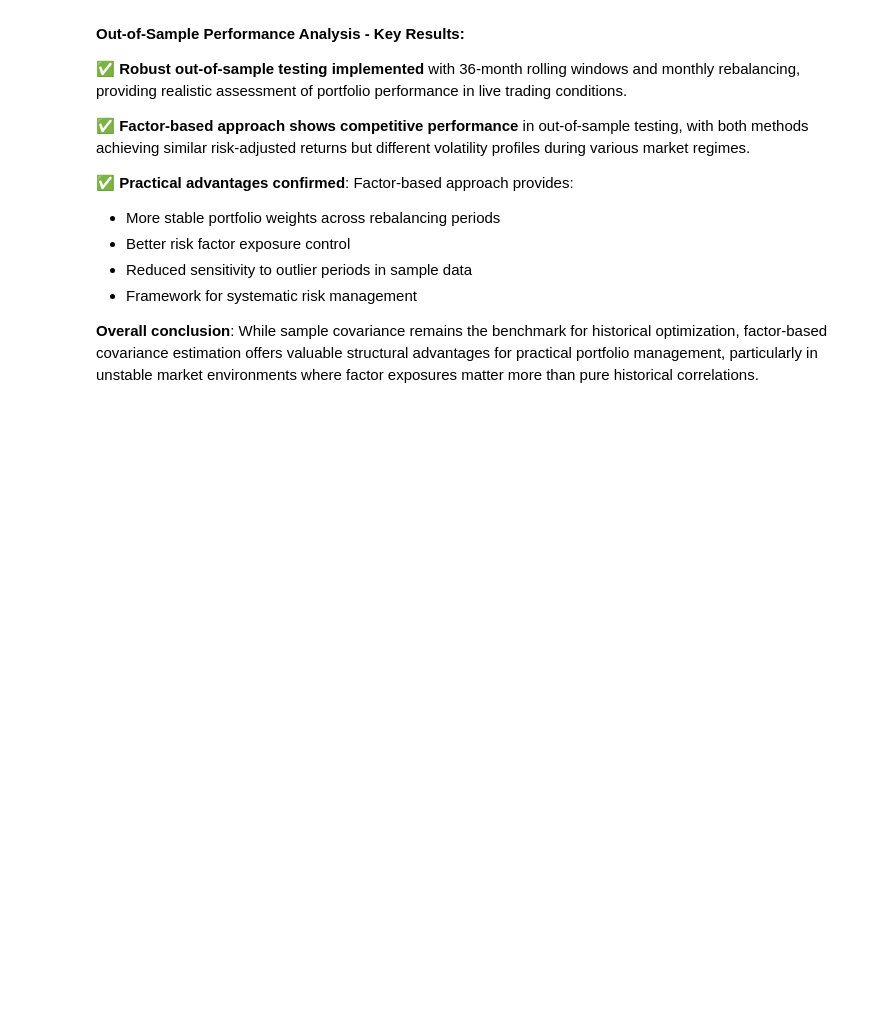
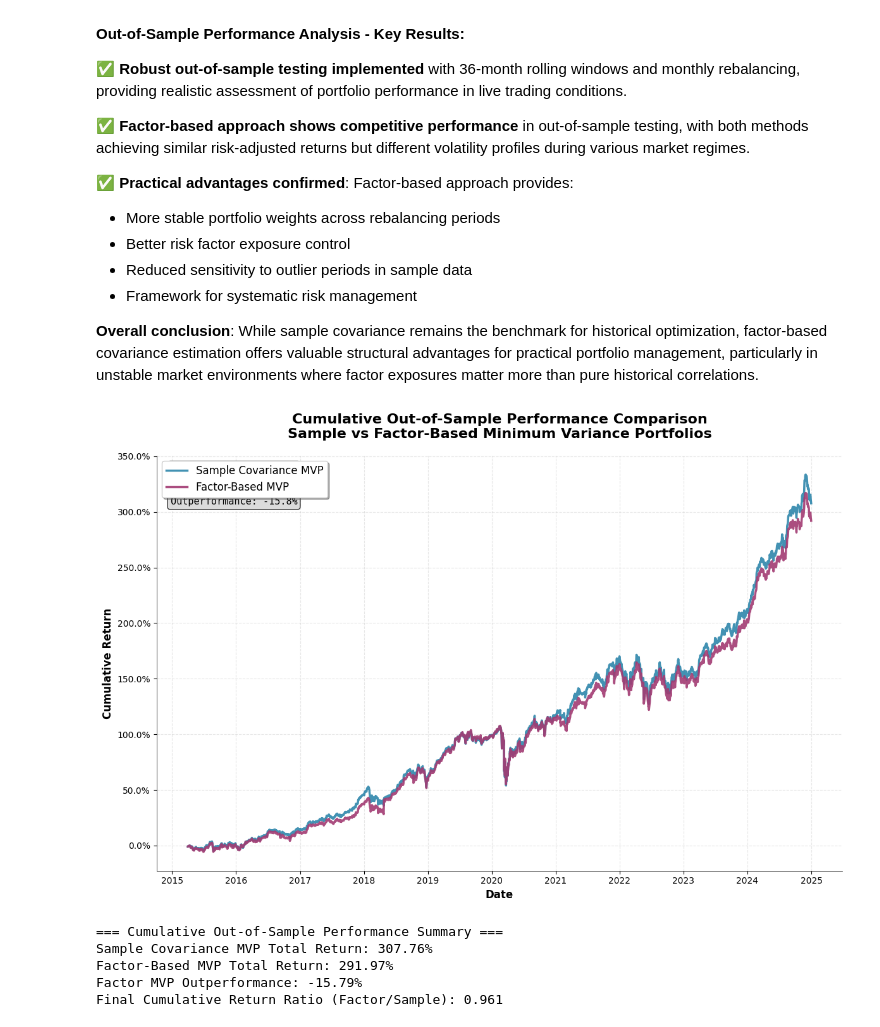
Before and after one commit to noahbergmannandersen/Quant, a Jupyter notebook: sp500v2 (1).ipynb, the cells around one changed output. Cells and saved outputs as stored; diff of their text form; code cells hidden in the pictures; blank space fills up the shorter version.

```diff
--- a/sp500v2 (1).ipynb
+++ b/sp500v2 (1).ipynb
@@ -2895,3 +3149,67 @@ Factor covariance: 5.45e+01
 - Framework for systematic risk management
 
 **Overall conclusion**: While sample covariance remains the benchmark for historical optimization, factor-based covariance estimation offers valuable structural advantages for practical portfolio management, particularly in unstable market environments where factor exposures matter more than pure historical correlations.
+# %%
+# Line chart of cumulative OOS performance (Sample vs Factor MVP)
+plt.figure(figsize=(12, 8))
+
+# Calculate cumulative returns from the out-of-sample portfolio returns
+# Get the returns from the existing variables
+sample_cum_returns = (1 + returns_sample_mvp).cumprod()
+factor_cum_returns = (1 + returns_factor_mvp).cumprod()
+
+# Create the line chart
+plt.plot(sample_cum_returns.index, sample_cum_returns.values,
+         linewidth=2.5, label='Sample Covariance MVP', color='#2E86AB', alpha=0.9)
+plt.plot(factor_cum_returns.index, factor_cum_returns.values,
+         linewidth=2.5, label='Factor-Based MVP', color='#A23B72', alpha=0.9)
+
+# Formatting
+plt.title('Cumulative Out-of-Sample Performance Comparison\nSample vs Factor-Based Minimum Variance Portfolios',
+          fontsize=16, fontweight='bold', pad=20)
+plt.xlabel('Date', fontsize=12, fontweight='bold')
+plt.ylabel('Cumulative Return', fontsize=12, fontweight='bold')
+plt.legend(fontsize=12, loc='upper left', frameon=True, fancybox=True, shadow=True)
+plt.grid(True, alpha=0.3, linestyle='--')
+
+# Format y-axis as percentage
+ax = plt.gca()
+ax.yaxis.set_major_formatter(plt.FuncFormatter(lambda x, p: f'{(x-1)*100:.1f}%'))
+
+# Add some styling
+plt.tight_layout()
+plt.gca().spines['top'].set_visible(False)
+plt.gca().spines['right'].set_visible(False)
+plt.gca().spines['left'].set_linewidth(0.5)
+plt.gca().spines['bottom'].set_linewidth(0.5)
+
+# Add performance statistics as text box
+final_sample = sample_cum_returns.iloc[-1]
+final_factor = factor_cum_returns.iloc[-1]
+sample_total_return = (final_sample - 1) * 100
+factor_total_return = (final_factor - 1) * 100
+
+textstr = f'''Final Performance:
+Sample MVP: {sample_total_return:.1f}%
+Factor MVP: {factor_total_return:.1f}%
+Outperformance: {factor_total_return - sample_total_return:.1f}%'''
+
+props = dict(boxstyle='round', facecolor='lightgray', alpha=0.8)
+plt.text(0.02, 0.98, textstr, transform=ax.transAxes, fontsize=11,
+         verticalalignment='top', bbox=props, family='monospace')
+
+plt.show()
+
+# Print summary statistics
+print("=== Cumulative Out-of-Sample Performance Summary ===")
+print(f"Sample Covariance MVP Total Return: {sample_total_return:.2f}%")
+print(f"Factor-Based MVP Total Return: {factor_total_return:.2f}%")
+print(f"Factor MVP Outperformance: {factor_total_return - sample_total_return:.2f}%")
+print(f"Final Cumulative Return Ratio (Factor/Sample): {final_factor/final_sample:.3f}")
+# %% [output]
+[figure, added]
+=== Cumulative Out-of-Sample Performance Summary ===
+Sample Covariance MVP Total Return: 307.76%
+Factor-Based MVP Total Return: 291.97%
+Factor MVP Outperformance: -15.79%
+Final Cumulative Return Ratio (Factor/Sample): 0.961
```
Also changed, not shown: parts of 4 cells of this notebook.
